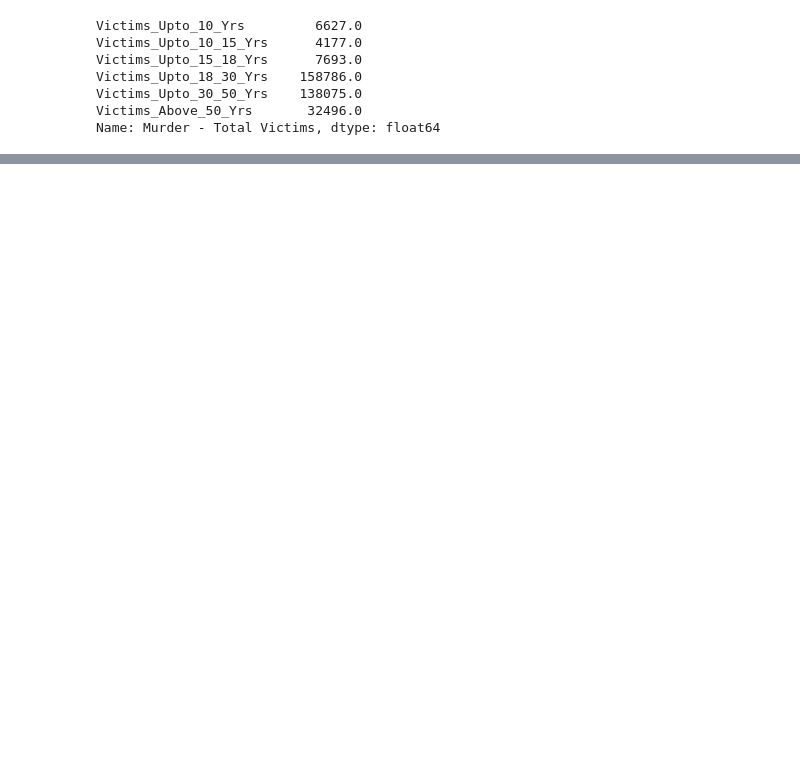
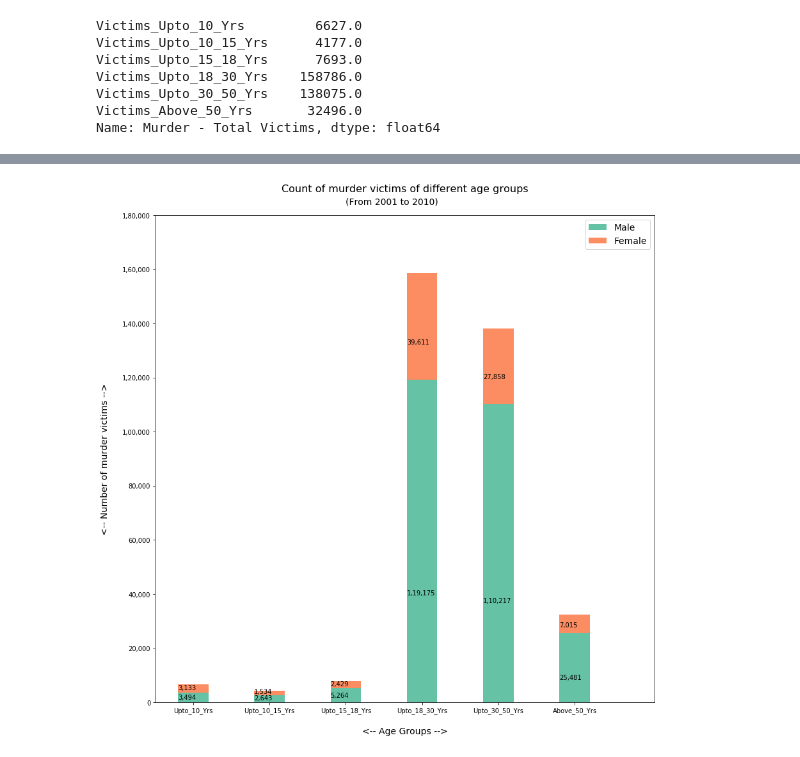
Before and after one commit to Suraj-DataScience-python/AIML, a Jupyter notebook: Visualization_Of_Crime_In_India_2001_To_2010/Insights_From_Indian_Crime_Data.ipynb, the cells around one changed output, grey strips where cells are left out. Saved outputs shown, nothing was run; the diff lists cells and outputs as text; code cells hidden in the pictures; blank space fills up the shorter version.

```diff
--- a/Visualization_Of_Crime_In_India_2001_To_2010/Insights_From_Indian_Crime_Data.ipynb
+++ b/Visualization_Of_Crime_In_India_2001_To_2010/Insights_From_Indian_Crime_Data.ipynb
@@ -570,0 +575,46 @@ plt.show()
+# %%
+## Male and Female data
+md_age_grp_m = md_age_grp.loc["Murder - Male Victims"]
+md_age_grp_f = md_age_grp.loc["Murder - Female Victims"]
+
+## Visualize the percentage
+
+fig6, ax6 = plt.subplots(figsize=(14,14))
+p1 = ax6.bar(range(len(md_age_grp_m)),md_age_grp_m,0.4,color="#66c2a5",label="Male")
+p2 = ax6.bar(range(len(md_age_grp_f)),md_age_grp_f,0.4,bottom=md_age_grp_m,color="#fc8d62",label="Female")
+obj6 = [p1, p2]
+
+## Change x-limit
+plt.xlim(-0.5,len(md_age_grp_m)+0.05)
+
+## Add x-axis labels
+plt.xticks(range(len(md_age_grp_m)),[x.replace("Victims_","") for x in md_age_grp_m.index])
+
+## Add y-axis labels
+plt.yticks(range(0,180001,20000),[comma_separated(v) for v in range(0,180001,20000)])
+
+## Add x-axis title
+ax6.set_xlabel("<-- Age Groups -->", fontsize=14, labelpad=20)
+
+## Add y-axis title
+ax6.set_ylabel("<-- Number of murder victims -->", fontsize=14, labelpad=20)
+
+## Add Title
+ax6.set_title("Count of murder victims of different age groups", fontsize=16, y=1.04)
+
+## Add subtitle
+ax6.text(2,184000,"(From 2001 to 2010)", fontsize=14)
+
+## Add legends
+ax6.legend(fontsize=14)
+
+## Add data labels
+for i, v in enumerate(md_age_grp_m):
+    ax6.text(i-0.2, int(v/3), str(comma_separated(int(v))))
+
+for i, v in enumerate(md_age_grp_f):
+    ax6.text(i-0.2, int(v/3)+md_age_grp_m[md_age_grp_m.index[i]], str(comma_separated(int(v))))
+
+plt.show()
+# %% [output]
+[figure, added]
```
Also changed, not shown: parts of 18 cells of this notebook.
